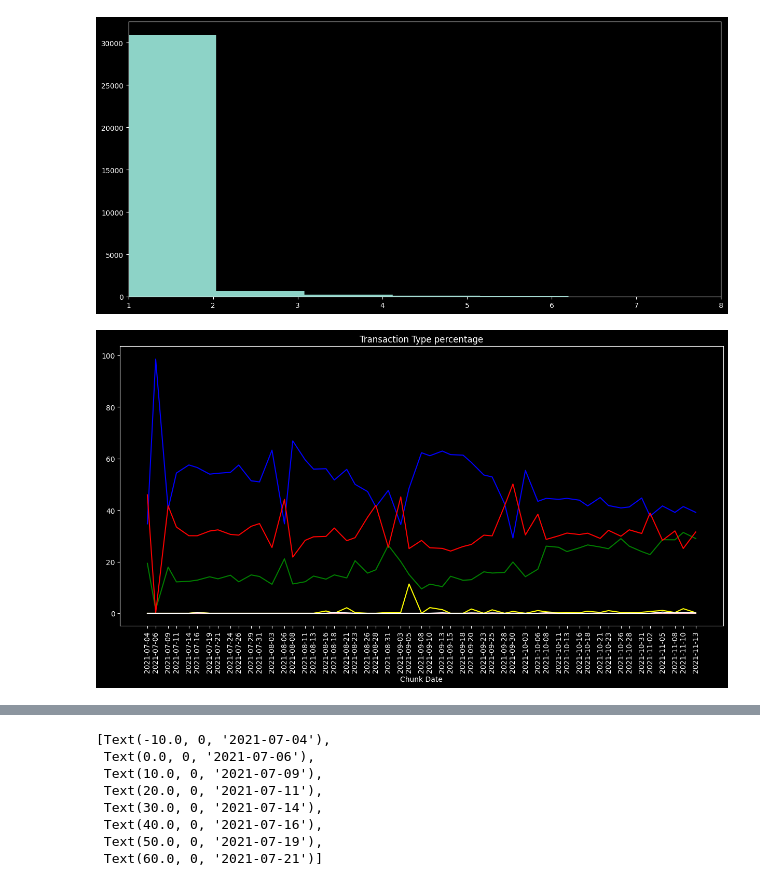
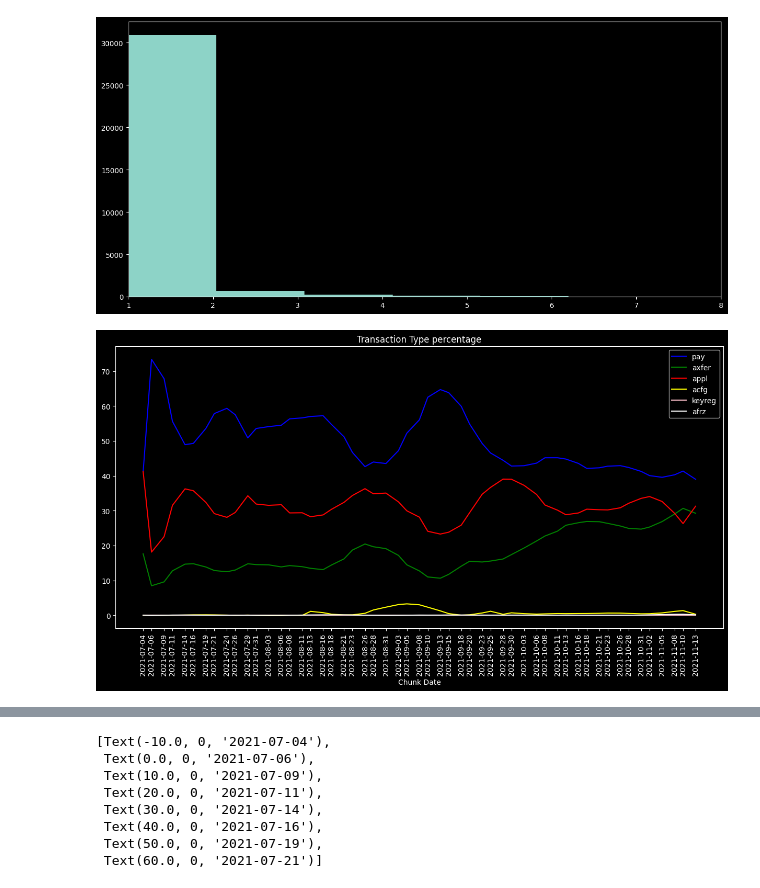
Before and after one commit to juanmir227/Latest-Algo-Research, a Jupyter notebook: filtering_algorithm/takeoff.ipynb, the cells around one changed output, grey strips where cells are left out. Cells and saved outputs as stored; diff of their text form; code cells hidden in the pictures.

```diff
--- a/filtering_algorithm/takeoff.ipynb
+++ b/filtering_algorithm/takeoff.ipynb
@@ -47,25 +62,35 @@ plt.xlim(1,8)
 # %%
 pay_percentage = transaction_type_percentages_of_total_transactions[0]
 axfer_percentage = transaction_type_percentages_of_total_transactions[1]
 appl_percentage = transaction_type_percentages_of_total_transactions[2]
 acfg_percentage = transaction_type_percentages_of_total_transactions[3]
 keyreg_percentage = transaction_type_percentages_of_total_transactions[4]
 afrz_percentage = transaction_type_percentages_of_total_transactions[5]
+#tengo que smoothearlo
+
+pay_percentage_filtered = savgol_filter(pay_percentage, 20,7)
+axfer_percentage_filtered = savgol_filter(axfer_percentage,20,7)
+appl_percentage_filtered = savgol_filter(appl_percentage,20,7)
+acfg_percentage_filtered = savgol_filter(acfg_percentage,20,7)
+keyreg_percentage_filtered = savgol_filter(keyreg_percentage, 20,7)
+afrz_percentage_filtered = savgol_filter(afrz_percentage,20,7)
+
 
 # plt.plot(chunk_dates, created_apps, color = 'blz'
-sb.lineplot(x = chunk_dates, y = pay_percentage, color = 'blue')
-sb.lineplot(x = chunk_dates, y = axfer_percentage, color = 'green')
-sb.lineplot(x = chunk_dates, y = appl_percentage, color = 'red')
-sb.lineplot(x = chunk_dates, y = acfg_percentage, color = 'yellow')
-sb.lineplot(x = chunk_dates, y = keyreg_percentage, color = 'pink')
-sb.lineplot(x = chunk_dates, y = afrz_percentage, color = 'white')
+sb.lineplot(x = chunk_dates, y = pay_percentage_filtered, color = 'blue', label = 'pay')
+sb.lineplot(x = chunk_dates, y = axfer_percentage_filtered, color = 'green', label = 'axfer')
+sb.lineplot(x = chunk_dates, y = appl_percentage_filtered, color = 'red', label = 'appl')
+sb.lineplot(x = chunk_dates, y = acfg_percentage_filtered, color = 'yellow', label = 'acfg')
+sb.lineplot(x = chunk_dates, y = keyreg_percentage_filtered, color = 'pink', label = 'keyreg')
+sb.lineplot(x = chunk_dates, y = afrz_percentage_filtered, color = 'white', label = 'afrz')
 
 plt.xticks(chunk_dates,fontsize = 10, rotation = 'vertical')
 plt.xlabel('Chunk Date')
 plt.title('Transaction Type percentage')
+plt.legend()
 plt.show()
 # %% [output]
-[figure, old version]
+[figure, new version]
 # %%
 # plt.plot(chunk_dates, created_apps, color = 'blz'
 sb.lineplot(x = chunk_dates, y = created_apps, color = 'blue')
```
Also changed, not shown: parts of 24 cells of this notebook, 5 other files.
